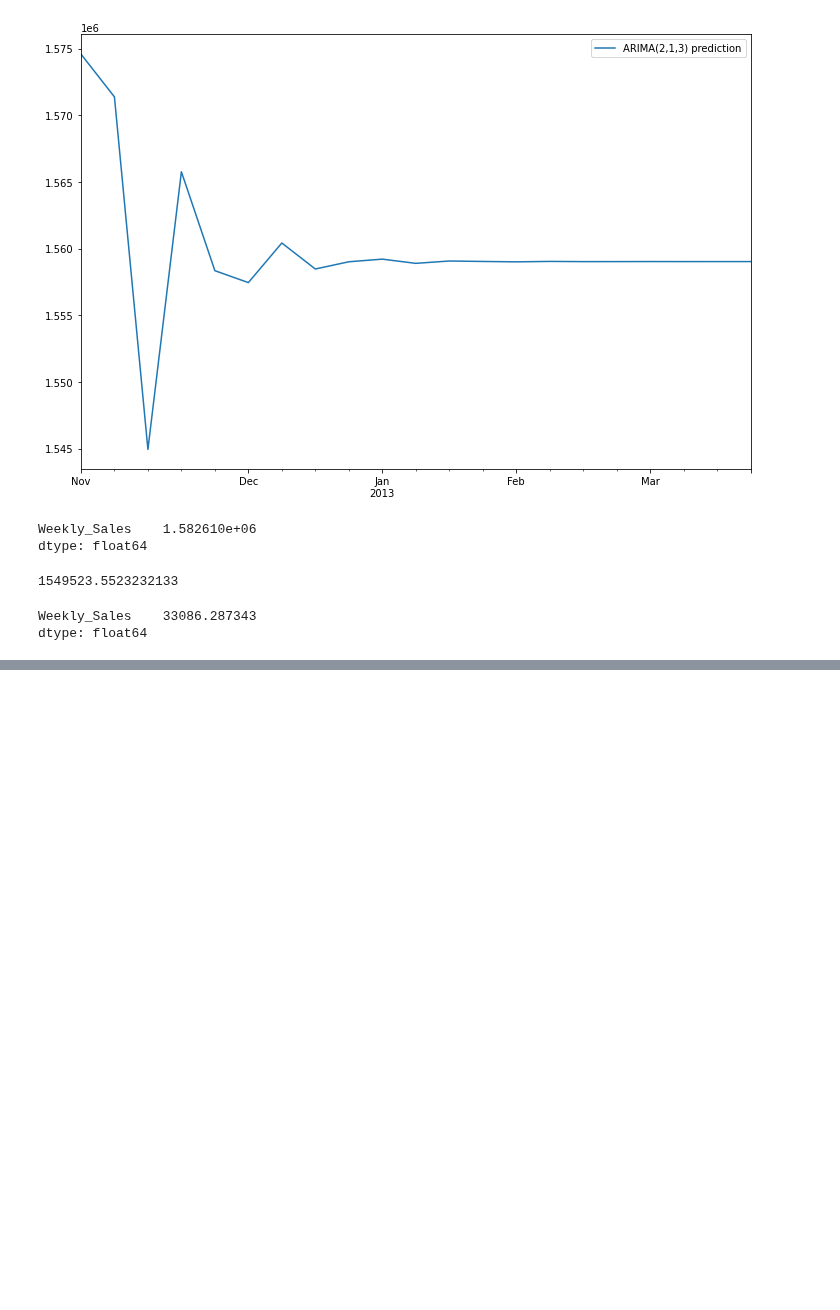
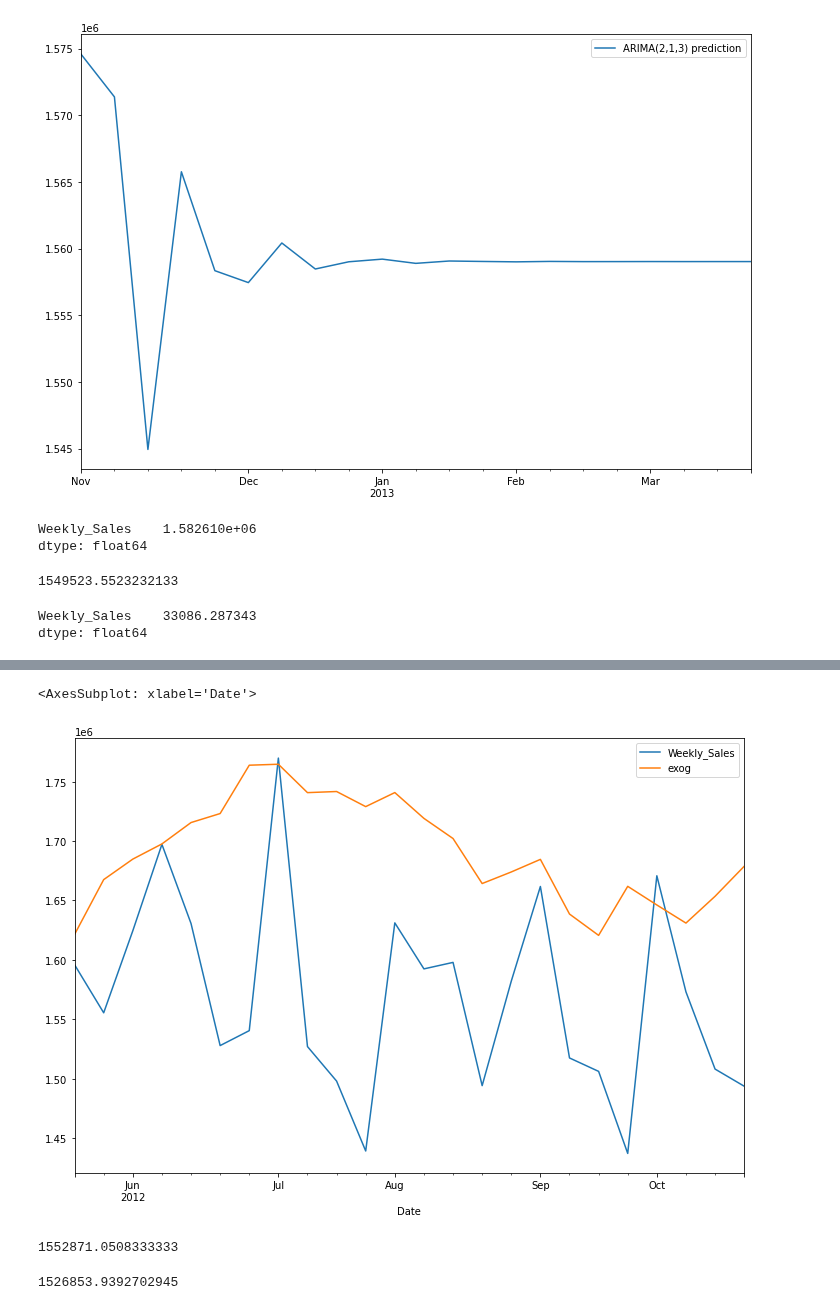
Before and after one commit to Jeongho-cho/Walmart, a Jupyter notebook: wal.pred.ipynb, the cells around one changed output, grey strips where cells are left out. Saved outputs shown, nothing was run; the diff lists cells and outputs as text; code cells hidden in the pictures; blank space fills up the shorter version.

```diff
--- a/wal.pred.ipynb
+++ b/wal.pred.ipynb
@@ -240,0 +310,24 @@ dtype: float64
+# %%
+start = len(train)
+end = len(train)+len(test)-1
+# %%
+model = sm.tsa.arima.ARIMA(train['Weekly_Sales'],exog= train[['Holiday_Flag','Fuel_Price','Temperature','CPI']],order = (1,1,1),enforce_invertibility=False)
+result = model.fit()
+# %%
+exog_forcast = wal.iloc[-24:][['Holiday_Flag','Fuel_Price','Temperature','CPI']]
+# %%
+fcast = result.predict(start,end,exog= exog_forcast).rename('exog')
+# %%
+test['Weekly_Sales'].plot(figsize=(12,8),legend =True)
+fcast.plot(figsize =(12,8),legend  = True)
+# %% [output]
+<AxesSubplot: xlabel='Date'>
+[figure, added]
+# %%
+test['Weekly_Sales'].mean()
+# %% [output]
+1552871.0508333333
+# %%
+fcast.mean()
+# %% [output]
+1526853.9392702945
```
Also changed, not shown: parts of 23 cells of this notebook.
